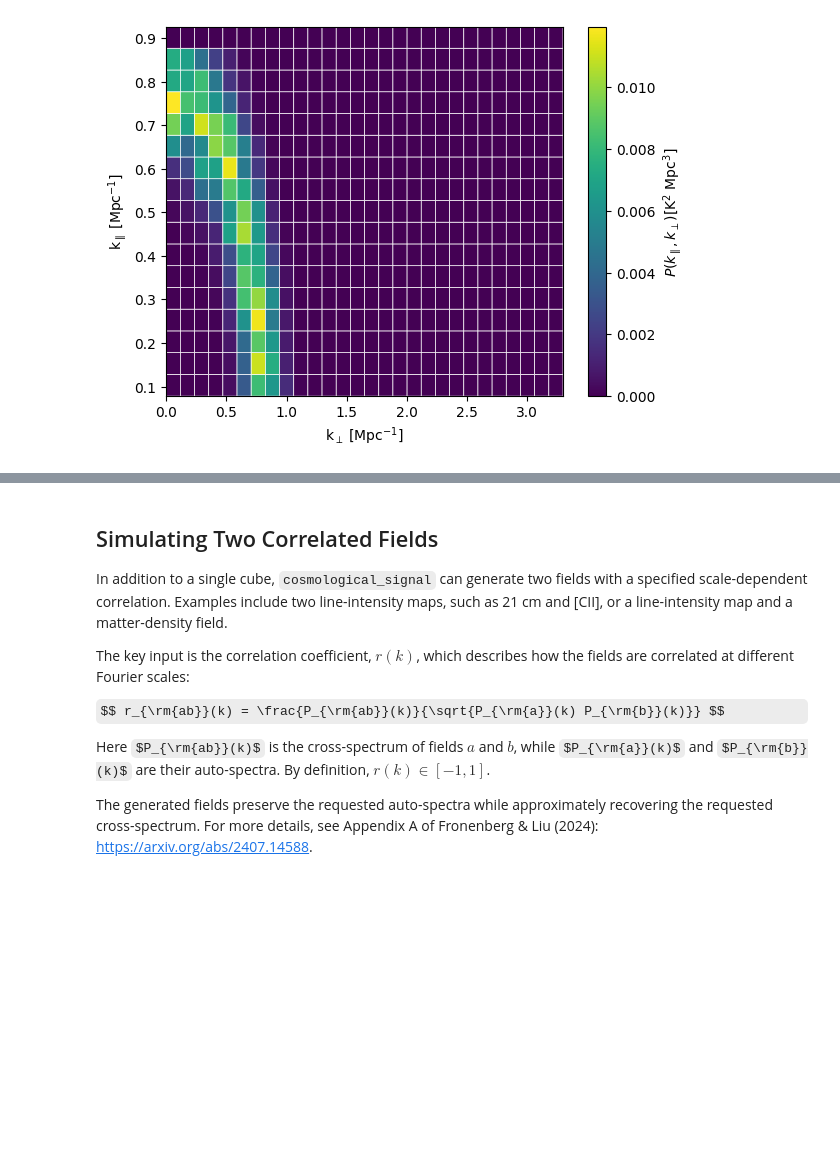
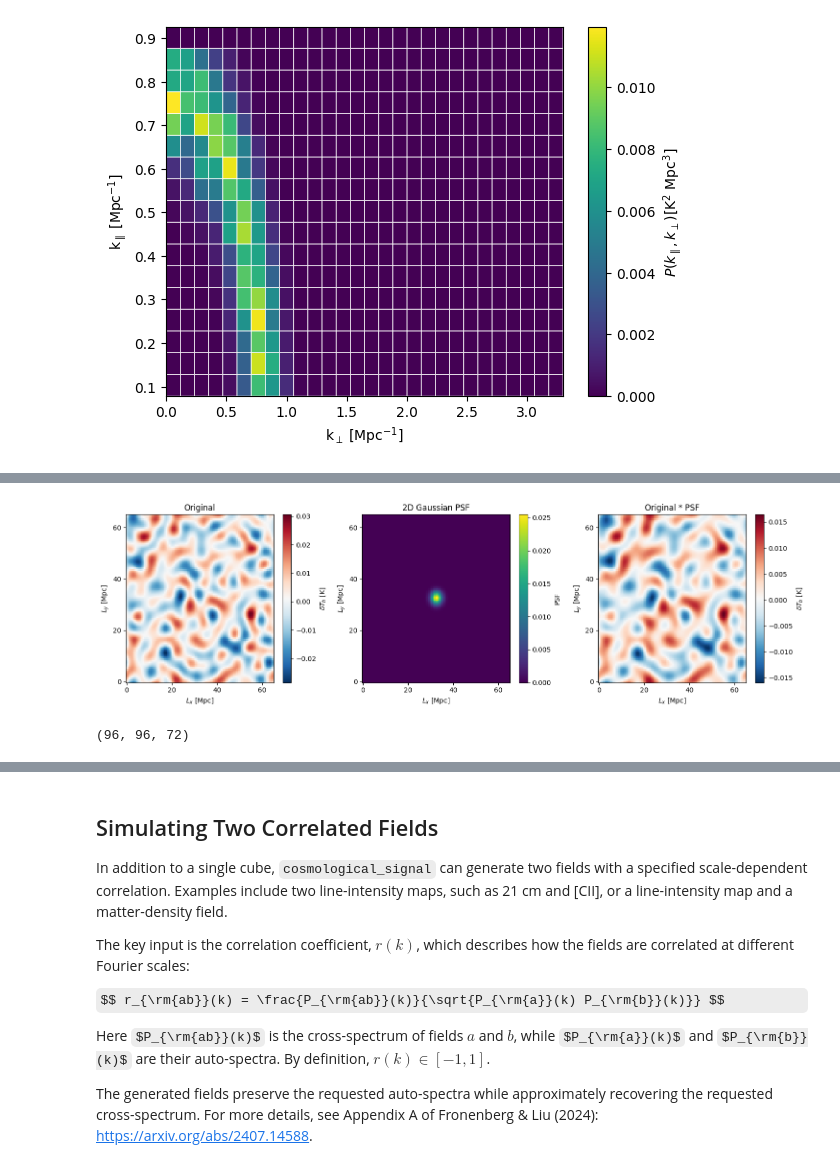
Before and after one commit to McGill-Cosmic-Dawn-Group/LIMstat, a Jupyter notebook: tutorials/tutorial_cosmo_signal.ipynb, the cells around one changed output, grey strips where cells are left out. Saved outputs shown, nothing was run; the diff lists cells and outputs as text; code cells hidden in the pictures; some formulas as TeX source; blank space fills up the shorter version.

```diff
--- a/tutorials/tutorial_cosmo_signal.ipynb
+++ b/tutorials/tutorial_cosmo_signal.ipynb
@@ -208,0 +217,57 @@ plotting.plot_ps2d(np.array(ps_2D), k_perp, k_par, label = r'$P(k_\parallel,k_\p
+# %%
+# Build a 2D Gaussian PSF with the same shape as the simulated cube.
+sigma_pix = 2.5
+ny, nx, nfreqs = box.shape
+yy, xx = np.indices((ny, nx))
+xx = xx - nx // 2
+yy = yy - ny // 2
+psf_2d = np.exp(-(xx**2 + yy**2) / (2.0 * sigma_pix**2))
+psf_2d /= psf_2d.sum()
+psf = np.repeat(psf_2d[:, :, None], nfreqs, axis=2)
+assert psf.shape == box.shape
+
+# Convolve each frequency slice with the PSF.
+psf_fft = np.fft.fft2(np.fft.ifftshift(psf_2d))
+box_psf = np.fft.ifft2(
+    np.fft.fft2(box, axes=(0, 1)) * psf_fft[:, :, None],
+    axes=(0, 1),
+).real
+
+# Plot the original map, the PSF, and the filtered map.
+fig, axes = plt.subplots(1, 3, figsize=(15, 4.5))
+plotting.plot_map(
+    box, cu.Lx, ifreq=6, label=r'$\delta T_b$ [K]',
+    title='Original', cosmo_space=True, ax=axes[0],
+)
+plotting.plot_map(
+    psf, cu.Lx, ifreq=6, label='PSF', cmap='viridis',
+    title='2D Gaussian PSF', cosmo_space=True, ax=axes[1],
+)
+plotting.plot_map(
+    box_psf, cu.Lx, ifreq=6, label=r'$\delta T_b$ [K]',
+    title='Original * PSF', cosmo_space=True, ax=axes[2],
+)
+fig.tight_layout()
+# %% [output]
+[figure, added]
+# %%
+# PSF=psf rescales P(k) by the beam window so the estimate preserves the sky power.
+pspec_psf = power_spectrum(
+    data=box_psf * units.K,
+    cosmo_units=cu,
+    PSF=psf,
+)
+
+# Compute the 2D cylindrical power spectrum.
+k_par_psf, k_perp_psf, ps_2D_psf = pspec_psf.compute_2D_pspec(nbins_perp=28, nbins_par=17)
+
+# Compute the 1D spherical power spectrum directly.
+k_1d_psf, pspec_1d_psf = pspec_psf.compute_1D_pspec(bin_edges=k_log)
+
+# Compute a 1D spectrum from the partially binned 2D spectrum.
+k_from_2d_psf, ps_from_2d_psf = pspec_psf.compute_1d_from_2d(bin_edges=k_log)
+
+assert np.isfinite(pspec_1d_psf).any()
+assert np.isfinite(ps_from_2d_psf).any()
+# %% [output]
+(96, 96, 72)
```
Also changed, not shown: parts of 11 cells of this notebook, 1 other file.
